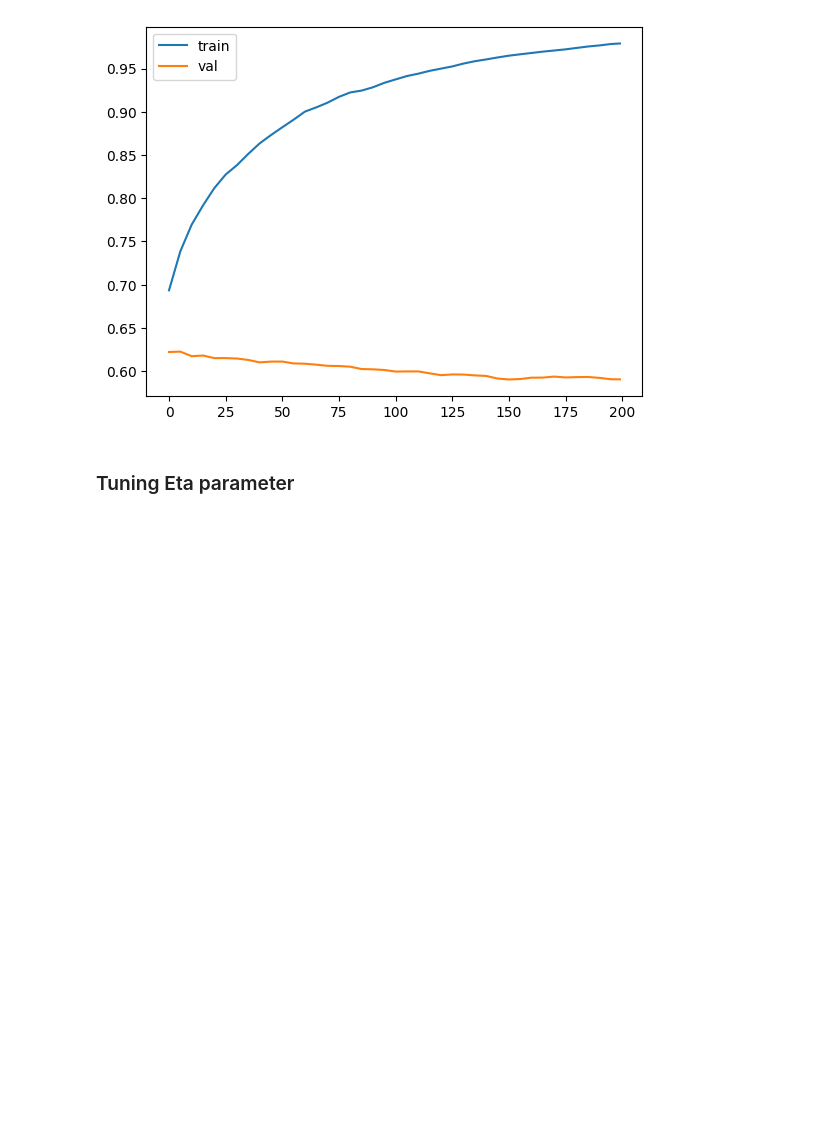
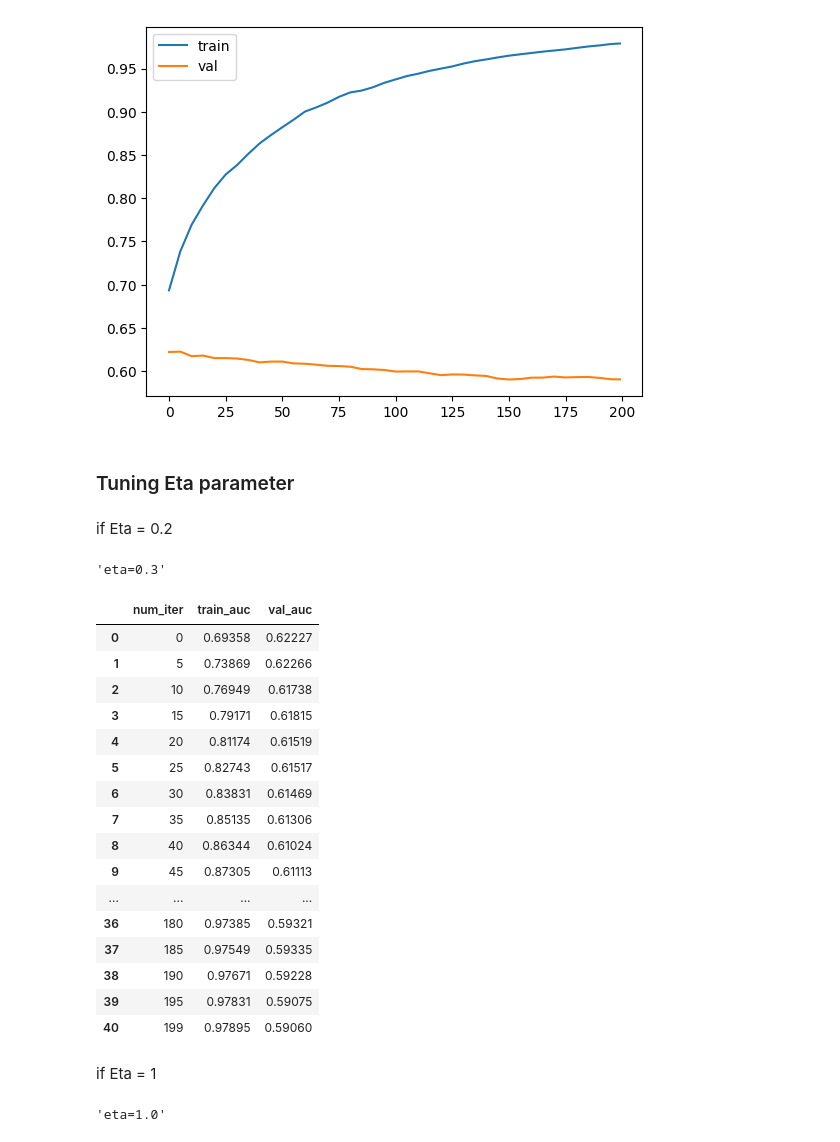
Before and after one commit to Veranika23/endometriosis-prediction, a Jupyter notebook: EDA/notebook.ipynb, the cells around one changed output. Saved outputs shown, nothing was run; the diff lists cells and outputs as text; code cells hidden in the pictures; blank space fills up the shorter version.

```diff
--- a/EDA/notebook.ipynb
+++ b/EDA/notebook.ipynb
@@ -735,3 +735,53 @@ plt.legend()
 [figure]
 # %% [markdown]
 ### Tuning Eta parameter
+# %% [markdown]
+if Eta = 0.2
+# %%
+scores = {}
+# %%
+%%capture output
+
+xgb_params = {
+    'eta': 0.3,
+    'max_depth': 6,
+    'min_child_weight': 1,
+
+    'objective': 'binary:logistic',
+    'eval_metric': 'auc',
+
+    'seed': 39,
+    'verbosity': 1,
+}
+
+model = xgb.train(xgb_params, dtrain, num_boost_round = 200,
+                  verbose_eval = 5,
+                  evals=watchlist)
+# %%
+key = 'eta=%s' % (xgb_params['eta'])
+scores[key] = xgb_output(output)
+key
+# %% [output]
+'eta=0.3'
+# %%
+scores['eta=0.3']
+# %% [output]
+|  | num_iter | train_auc | val_auc |
+| 0 | 0 | 0.69358 | 0.62227 |
+| 1 | 5 | 0.73869 | 0.62266 |
+| 2 | 10 | 0.76949 | 0.61738 |
+| 3 | 15 | 0.79171 | 0.61815 |
+| 4 | 20 | 0.81174 | 0.61519 |
+| 5 | 25 | 0.82743 | 0.61517 |
+| 6 | 30 | 0.83831 | 0.61469 |
+| 7 | 35 | 0.85135 | 0.61306 |
+| 8 | 40 | 0.86344 | 0.61024 |
+| 9 | 45 | 0.87305 | 0.61113 |
+| ... | ... | ... | ... |
+| 36 | 180 | 0.97385 | 0.59321 |
+| 37 | 185 | 0.97549 | 0.59335 |
+| 38 | 190 | 0.97671 | 0.59228 |
+| 39 | 195 | 0.97831 | 0.59075 |
+| 40 | 199 | 0.97895 | 0.59060 |
+# %% [markdown]
+if Eta = 1
@@ -737,0 +806,6 @@ plt.legend()
+# %%
+key = 'eta=%s' % (xgb_params['eta'])
+scores[key] = xgb_output(output)
+key
+# %% [output]
+'eta=1.0'
```
Also changed, not shown: parts of 20 cells of this notebook.
